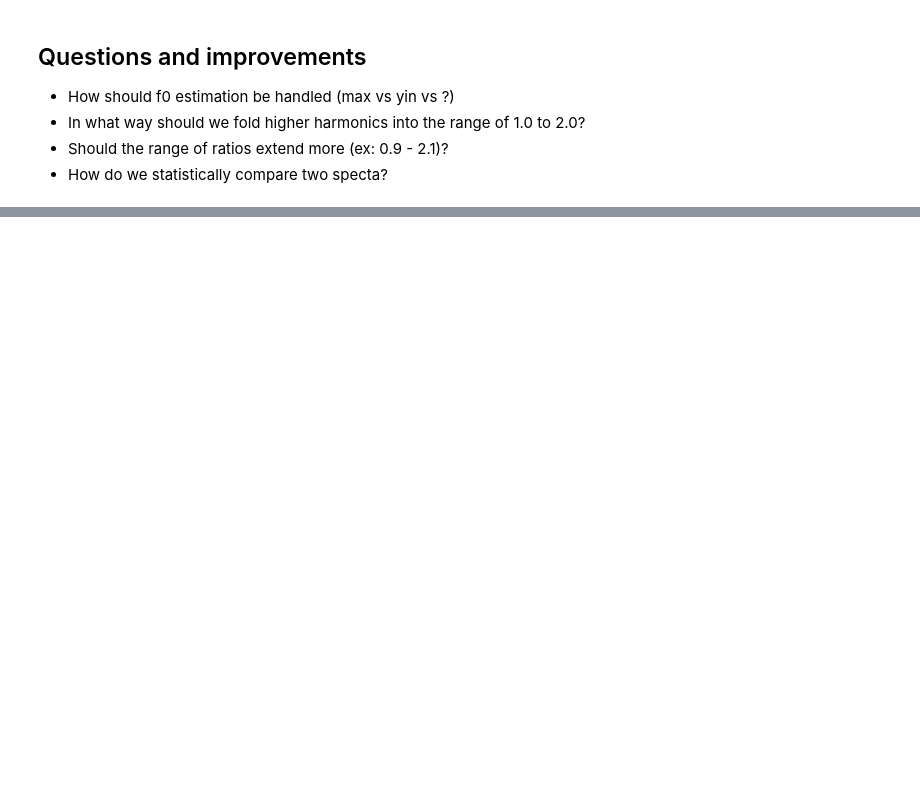
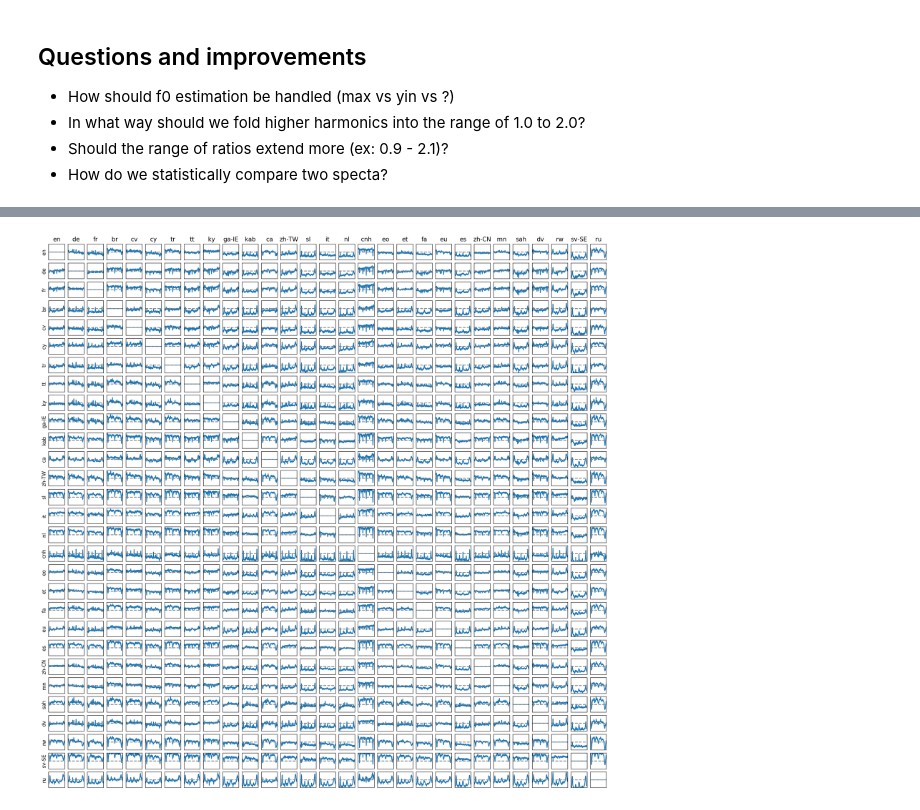
Before and after one commit to csteinmetz1/consynthance, a Jupyter notebook: voice.ipynb, the cells around one changed output, grey strips where cells are left out. Drawn from its saved outputs; the diff is of its cells as text; code cells hidden in the pictures; blank space fills up the shorter version.

```diff
--- a/voice.ipynb
+++ b/voice.ipynb
@@ -232,0 +317,57 @@ analyze_dataset(common_es, f0="yin")
+# %%
+nlangs = len(langs)
+plot_type = "diff" # sum or diff
+cmap = mpl.cm.get_cmap('Blues')
+
+fig1 = plt.figure(figsize=(20, 20))
+subplot_idx = 1
+
+for langA in langs:
+
+    ax = plt.subplot(nlangs, nlangs, subplot_idx)
+    ax.set_ylabel(langA)
+
+    freq_data_mean_db_fileA = glob.glob(os.path.join(log_dir, langA, "*freq_data_mean_db.txt"))[0]
+    ratio_idx_fileA = glob.glob(os.path.join(log_dir, langA, "*ratio_idx.txt"))[0]
+
+    freq_data_mean_dbA = np.loadtxt(freq_data_mean_db_fileA)
+    ratio_idx = np.loadtxt(ratio_idx_fileA)
+
+    for langB in langs:
+
+        freq_data_mean_db_fileB = glob.glob(os.path.join(log_dir, langB, "*freq_data_mean_db.txt"))[0]
+        ratio_idx_fileB = glob.glob(os.path.join(log_dir, langB, "*ratio_idx.txt"))[0]
+
+        freq_data_mean_dbB = np.loadtxt(freq_data_mean_db_fileB)
+
+        ax = plt.subplot(nlangs, nlangs, subplot_idx)
+
+        if plot_type == "diff":
+            plot_val = freq_data_mean_dbA-freq_data_mean_dbB
+            ax.plot(ratio_idx, plot_val)
+            ax.axhline(0, linestyle='--', c='gray')
+            ax.set_xticks([])
+            ax.set_yticks([])
+            ax.set_xlim([0.9, 2.1])
+            ax.set_ylim([-8,8])
+
+        elif plot_type == "sum":
+            plot_val = np.sum(np.abs(freq_data_mean_dbA-freq_data_mean_dbB))/4000
+            if plot_val > 1.0 or plot_val < -1.0:
+                print(plot_val)
+            ax.set_xticks([])
+            ax.set_yticks([])
+            ax.set_xlim([0, 1])
+            ax.set_ylim([0,1])
+            x = [0, 0, 1, 1]
+            y = [0, 1, 1, 0]
+            ax.fill(x, y, c=cmap(plot_val))
+
+        if subplot_idx <= nlangs:
+            ax.set_title(langB)
+
+        subplot_idx += 1
+
+plt.show()
+# %% [output]
+[figure, added]
```
Also changed, not shown: parts of 11 cells of this notebook.
